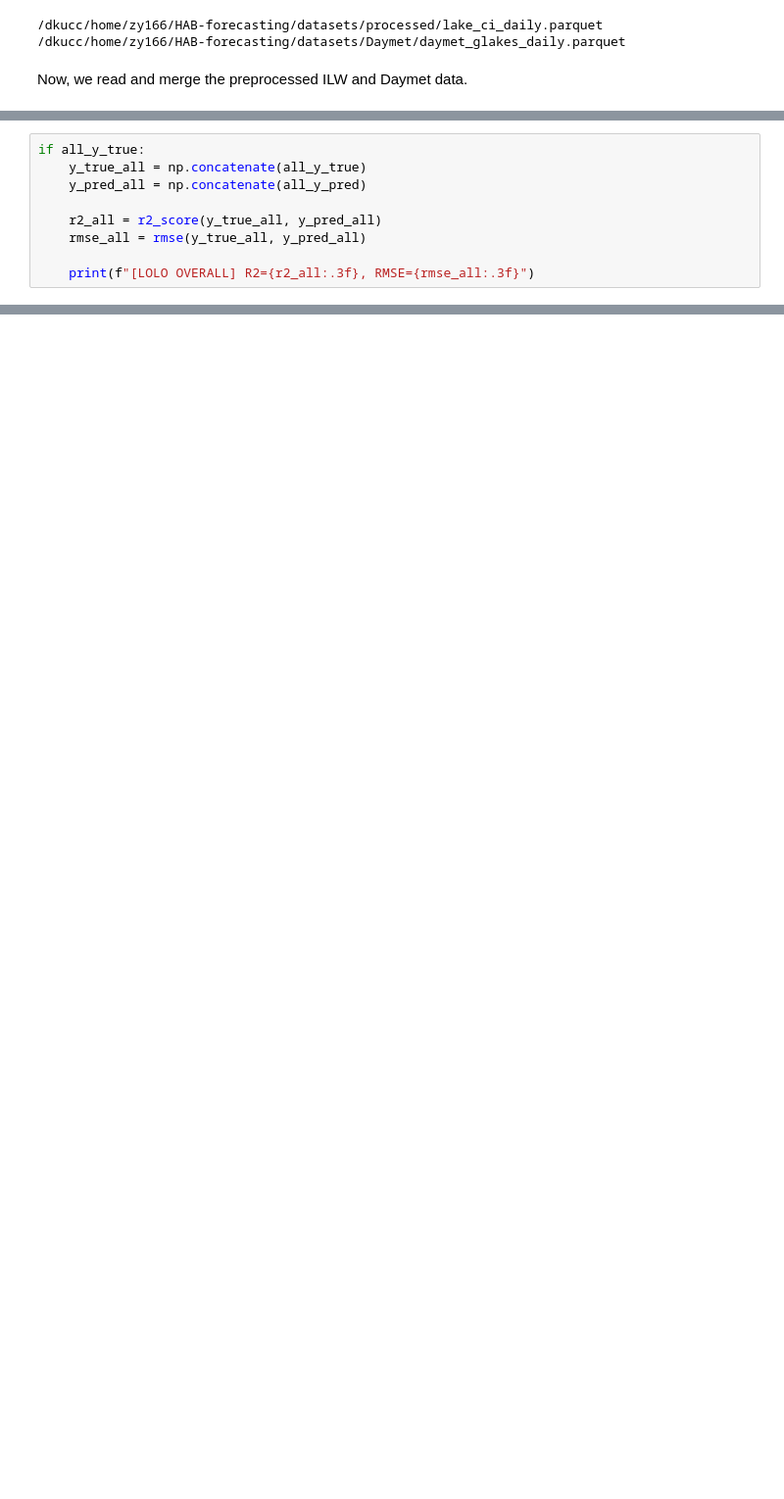
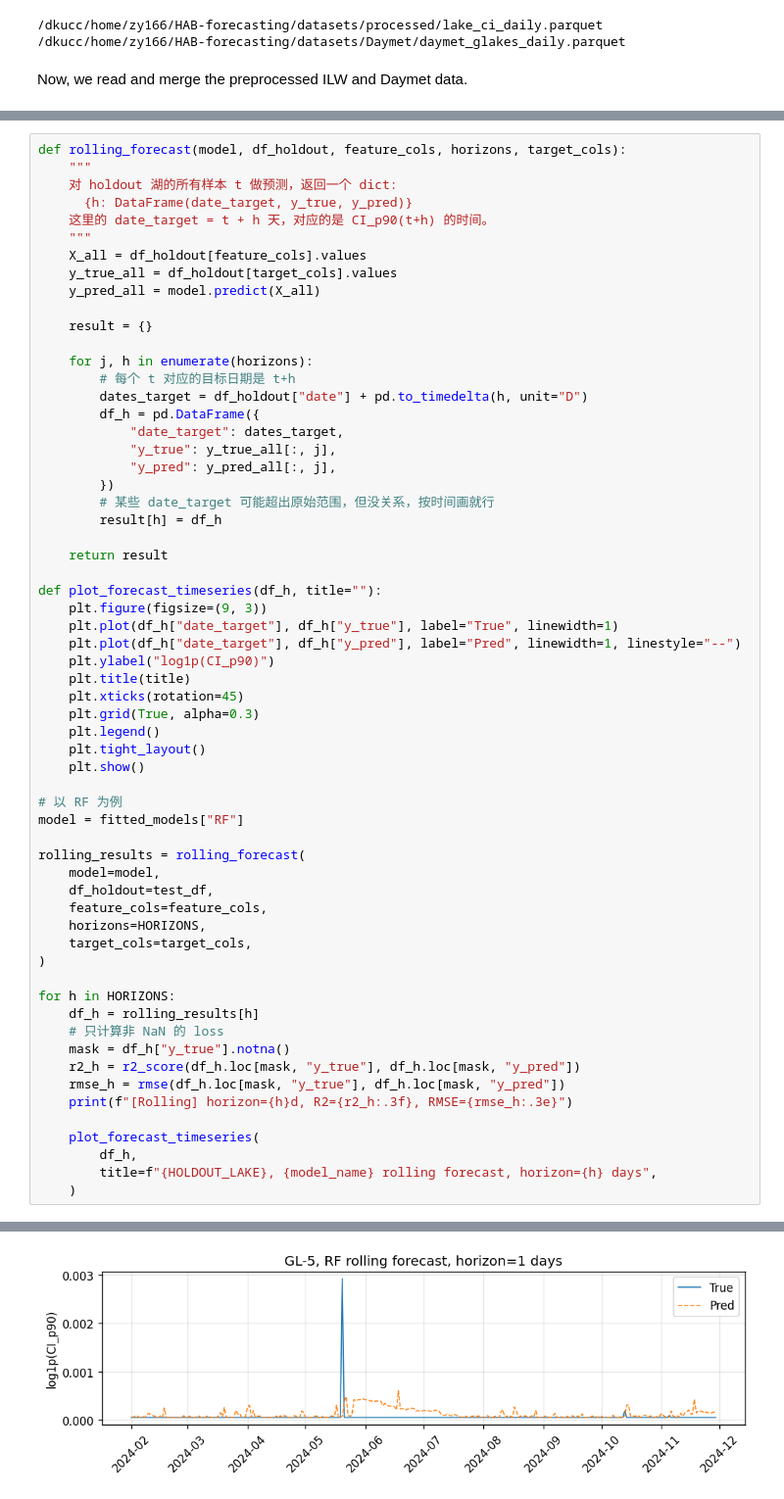
Before and after one commit to larry-ziyue-yin/HAB-forecasting, a Jupyter notebook: model_phase_2_cyanobacteria_forecasting.ipynb, the cells around one changed output, grey strips where cells are left out. Shown at 98% size. Cells and saved outputs as stored; diff of their text form; blank space fills up the shorter version.

```diff
--- a/model_phase_2_cyanobacteria_forecasting.ipynb
+++ b/model_phase_2_cyanobacteria_forecasting.ipynb
@@ -403,9 +411,0 @@ Lakes: ['GL-1', 'GL-2', 'GL-3', 'GL-4', 'GL-5']
-# %%
-if all_y_true:
-    y_true_all = np.concatenate(all_y_true)
-    y_pred_all = np.concatenate(all_y_pred)
-
-    r2_all = r2_score(y_true_all, y_pred_all)
-    rmse_all = rmse(y_true_all, y_pred_all)
-
-    print(f"[LOLO OVERALL] R2={r2_all:.3f}, RMSE={rmse_all:.3f}")
@@ -413,0 +540,62 @@ if all_y_true:
+# %%
+def rolling_forecast(model, df_holdout, feature_cols, horizons, target_cols):
+    """
+    对 holdout 湖的所有样本 t 做预测，返回一个 dict:
+      {h: DataFrame(date_target, y_true, y_pred)}
+    这里的 date_target = t + h 天，对应的是 CI_p90(t+h) 的时间。
+    """
+    X_all = df_holdout[feature_cols].values
+    y_true_all = df_holdout[target_cols].values
+    y_pred_all = model.predict(X_all)
+
+    result = {}
+
+    for j, h in enumerate(horizons):
+        # 每个 t 对应的目标日期是 t+h
+        dates_target = df_holdout["date"] + pd.to_timedelta(h, unit="D")
+        df_h = pd.DataFrame({
+            "date_target": dates_target,
+            "y_true": y_true_all[:, j],
+            "y_pred": y_pred_all[:, j],
+        })
+        # 某些 date_target 可能超出原始范围，但没关系，按时间画就行
+        result[h] = df_h
+
+    return result
+
+def plot_forecast_timeseries(df_h, title=""):
+    plt.figure(figsize=(9, 3))
+    plt.plot(df_h["date_target"], df_h["y_true"], label="True", linewidth=1)
+    plt.plot(df_h["date_target"], df_h["y_pred"], label="Pred", linewidth=1, linestyle="--")
+    plt.ylabel("log1p(CI_p90)")
+    plt.title(title)
+    plt.xticks(rotation=45)
+    plt.grid(True, alpha=0.3)
+    plt.legend()
+    plt.tight_layout()
+    plt.show()
+
+# 以 RF 为例
+model = fitted_models["RF"]
+
+rolling_results = rolling_forecast(
+    model=model,
+    df_holdout=test_df,
+    feature_cols=feature_cols,
+    horizons=HORIZONS,
+    target_cols=target_cols,
+)
+
+for h in HORIZONS:
+    df_h = rolling_results[h]
+    # 只计算非 NaN 的 loss
+    mask = df_h["y_true"].notna()
+    r2_h = r2_score(df_h.loc[mask, "y_true"], df_h.loc[mask, "y_pred"])
+    rmse_h = rmse(df_h.loc[mask, "y_true"], df_h.loc[mask, "y_pred"])
+    print(f"[Rolling] horizon={h}d, R2={r2_h:.3f}, RMSE={rmse_h:.3e}")
+
+    plot_forecast_timeseries(
+        df_h,
+        title=f"{HOLDOUT_LAKE}, {model_name} rolling forecast, horizon={h} days",
+    )
+# %% [output]
@@ -413,0 +603 @@ if all_y_true:
+[figure, added]
```
Also changed, not shown: parts of 31 cells of this notebook, 1 other file.
